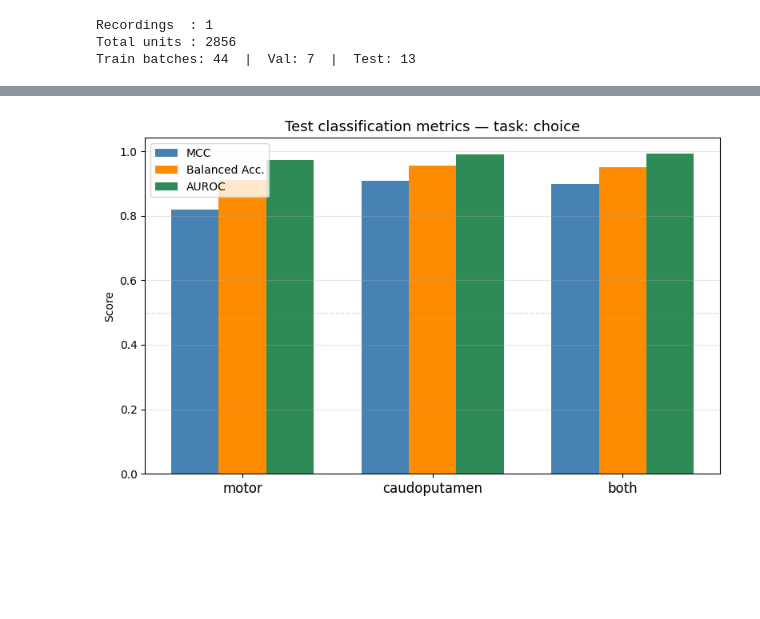
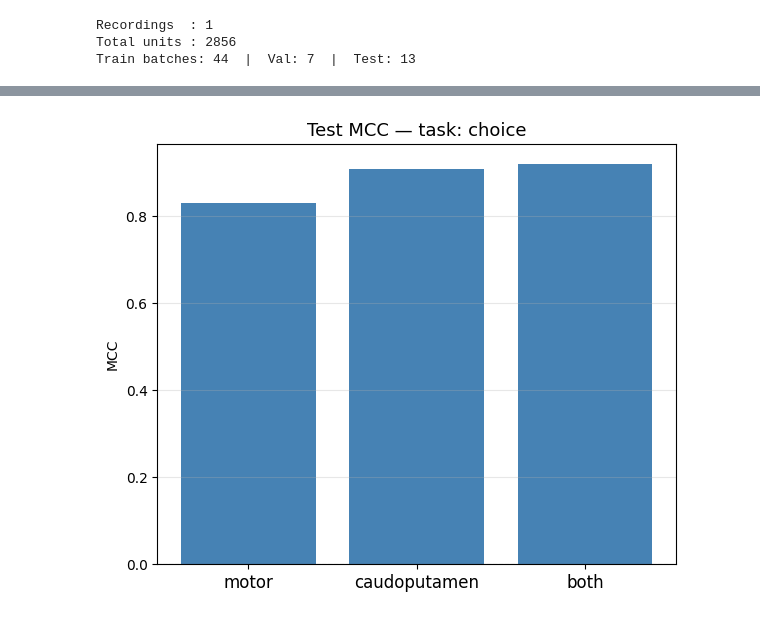
Before and after one commit to catalystneuro/dandi_torch_brain_tutorials, a Jupyter notebook: 000409_mlp_classification.ipynb, the cells around one changed output, grey strips where cells are left out. Drawn from its saved outputs; the diff is of its cells as text; code cells hidden in the pictures; blank space fills up the shorter version.

Commit message:
classification

```diff
--- a/000409_mlp_classification.ipynb
+++ b/000409_mlp_classification.ipynb
@@ -58,12 +87,14 @@ dir_path = Path(".").resolve()
 dataset_cls, train_loader_cls, val_loader_cls, test_loader_cls = get_loaders(
     dir_path=dir_path,
     recording_ids=recording_ids,
-    readout_id="wheel_velocity",   # normalization stats only; values not used for cls
+    readout_id="wheel_velocity",
     task="choice",
+    valid_labels=set(LABEL_MAP.keys()),    # ← filters out "no_go" trials
     window_length=SEQUENCE_LENGTH,
     batch_size=16,
 )
 
+
 print(f"Recordings  : {len(dataset_cls.recording_ids)}")
 print(f"Total units : {len(dataset_cls.get_unit_ids())}")
 print(f"Train batches: {len(train_loader_cls)}  |  Val: {len(val_loader_cls)}  |  Test: {len(test_loader_cls)}")
@@ -224,27 +229,4 @@ both             MCC=0.900  bal_acc=0.950  AUROC=0.992
 # %%
-labels_list = list(cls_test_metrics.keys())
-mcc_vals    = [cls_test_metrics[l]["mcc"]     for l in labels_list]
-bacc_vals   = [cls_test_metrics[l]["bal_acc"] for l in labels_list]
-auroc_vals  = [cls_test_metrics[l]["auroc"]   for l in labels_list]
-
-x     = np.arange(len(labels_list))
-width = 0.25
-
-fig, ax = plt.subplots(figsize=(8, 5))
-ax.bar(x - width, mcc_vals,   width, label="MCC",           color="steelblue")
-ax.bar(x,         bacc_vals,  width, label="Balanced Acc.", color="darkorange")
-ax.bar(x + width, auroc_vals, width, label="AUROC",         color="seagreen")
-
-ax.axhline(0,   color="gray", linestyle="--", linewidth=0.8, alpha=0.6)  # MCC chance
-ax.axhline(0.5, color="gray", linestyle=":",  linewidth=0.8, alpha=0.6)  # bal_acc / AUROC chance
-
-ax.set_xticks(x)
-ax.set_xticklabels(labels_list, fontsize=12)
-ax.set_ylabel("Score")
-ax.set_title(f"Test classification metrics — task: {TASK_CLS}", fontsize=13)
-ax.legend()
-ax.grid(axis="y", alpha=0.3)
-plt.tight_layout()
-plt.show()
+plot_cls_mcc_bar(cls_test_metrics, task=TASK_CLS)
 # %% [output]
-[figure, old version]
+[figure, new version]
```
Also changed, not shown: parts of 17 cells of this notebook, 1 other file.
